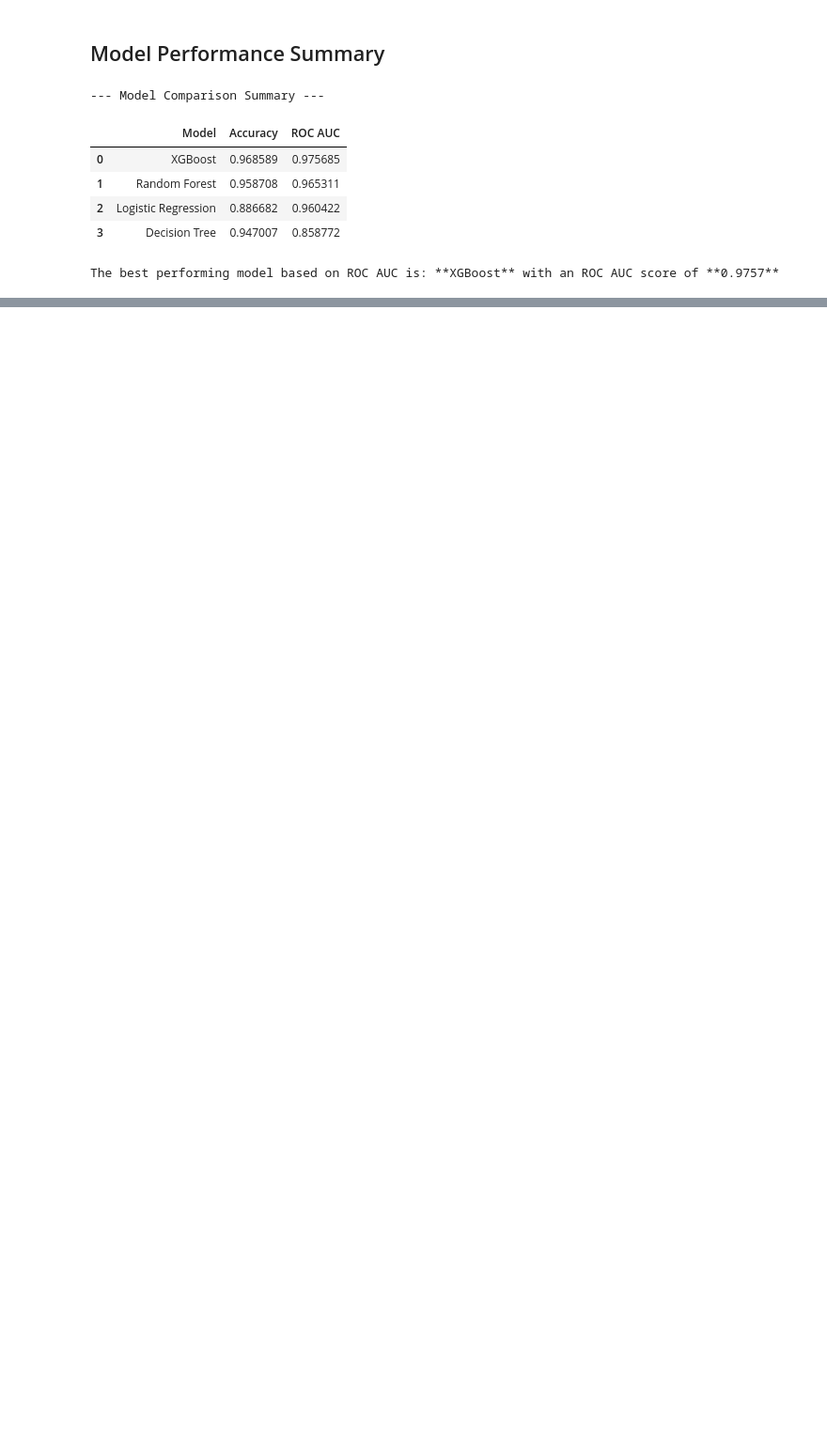
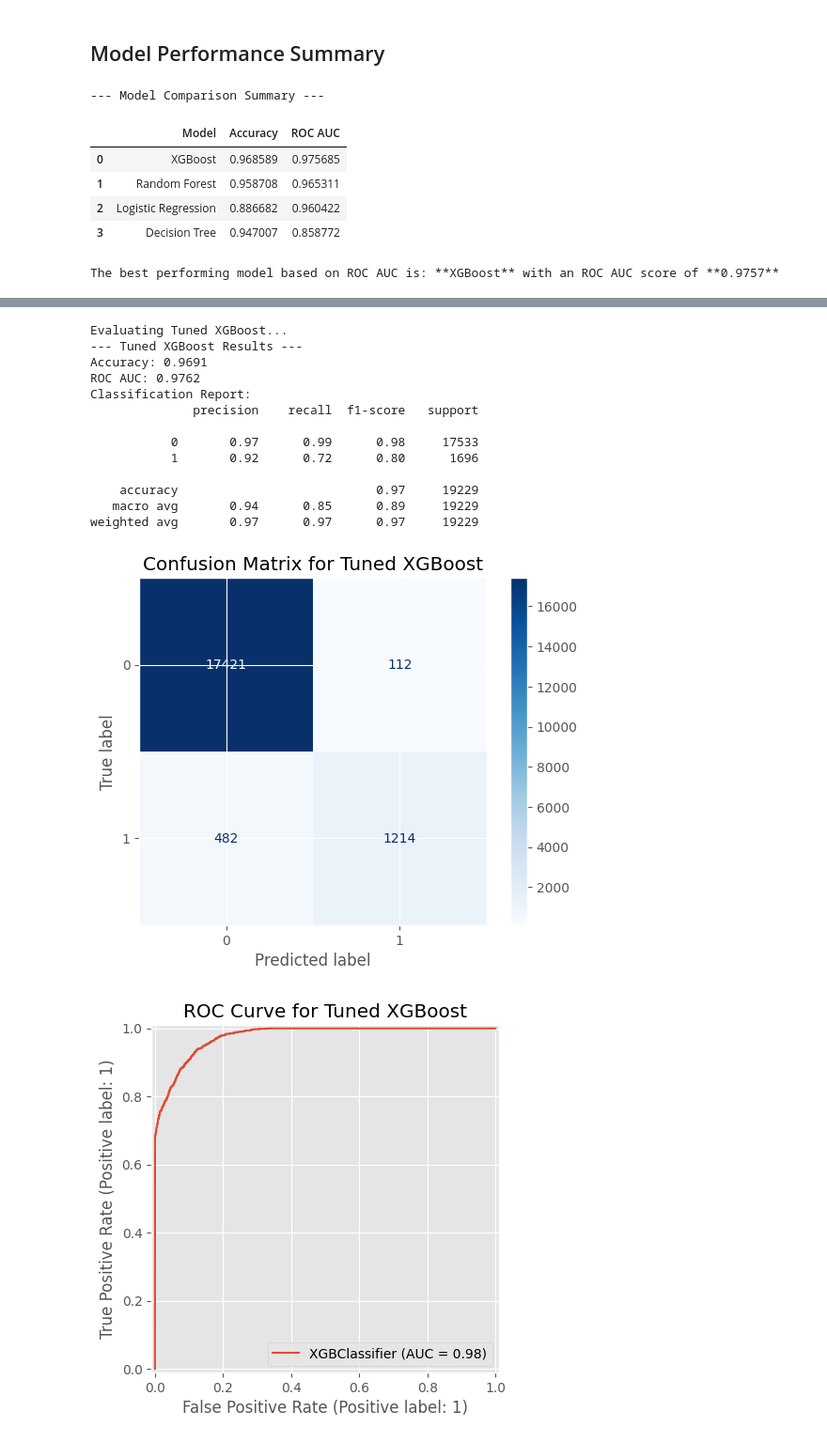
Before and after one commit to Pema-Codes/diabetes-prediction-project, a Jupyter notebook: Diabetes_prediction.ipynb, the cells around one changed output, grey strips where cells are left out. Shown at 94% size. Drawn from its saved outputs; the diff is of its cells as text; code cells hidden in the pictures; blank space fills up the shorter version.

```diff
--- a/Diabetes_prediction.ipynb
+++ b/Diabetes_prediction.ipynb
@@ -491,0 +522,52 @@ The best performing model based on ROC AUC is: **XGBoost** with an ROC AUC score
+# %%
+print("Evaluating Tuned XGBoost...")
+# Make predictions on the scaled test set with the best estimator
+y_pred_tuned_xgb = best_xgb_model.predict(X_test_scaled)
+y_proba_tuned_xgb = best_xgb_model.predict_proba(X_test_scaled)[:, 1]
+
+# Calculate metrics
+accuracy_tuned_xgb = accuracy_score(y_test, y_pred_tuned_xgb)
+roc_auc_tuned_xgb = roc_auc_score(y_test, y_proba_tuned_xgb)
+report_tuned_xgb = classification_report(y_test, y_pred_tuned_xgb, output_dict=True)
+
+# Update results dictionary with tuned model performance
+results["XGBoost (Tuned)"] = {
+    "Accuracy": accuracy_tuned_xgb,
+    "ROC AUC": roc_auc_tuned_xgb,
+    "Classification Report": report_tuned_xgb
+}
+
+print(f"--- Tuned XGBoost Results ---")
+print(f"Accuracy: {accuracy_tuned_xgb:.4f}")
+print(f"ROC AUC: {roc_auc_tuned_xgb:.4f}")
+print("Classification Report:")
+print(classification_report(y_test, y_pred_tuned_xgb))
+print("\n")
+
+# Display Confusion Matrix
+cm_tuned_xgb = confusion_matrix(y_test, y_pred_tuned_xgb)
+disp_tuned_xgb = ConfusionMatrixDisplay(confusion_matrix=cm_tuned_xgb, display_labels=best_xgb_model.classes_)
+disp_tuned_xgb.plot(cmap=plt.cm.Blues)
+plt.title(f'Confusion Matrix for Tuned XGBoost')
+plt.show()
+
+# Display ROC Curve
+RocCurveDisplay.from_estimator(best_xgb_model, X_test_scaled, y_test)
+plt.title(f'ROC Curve for Tuned XGBoost')
+plt.show()
+# %% [output]
+Evaluating Tuned XGBoost...
+--- Tuned XGBoost Results ---
+Accuracy: 0.9691
+ROC AUC: 0.9762
+Classification Report:
+              precision    recall  f1-score   support
+
+           0       0.97      0.99      0.98     17533
+           1       0.92      0.72      0.80      1696
+
+    accuracy                           0.97     19229
+   macro avg       0.94      0.85      0.89     19229
+weighted avg       0.97      0.97      0.97     19229
+[figure, added]
+[figure, added]
```
Also changed, not shown: parts of 7 cells of this notebook.
